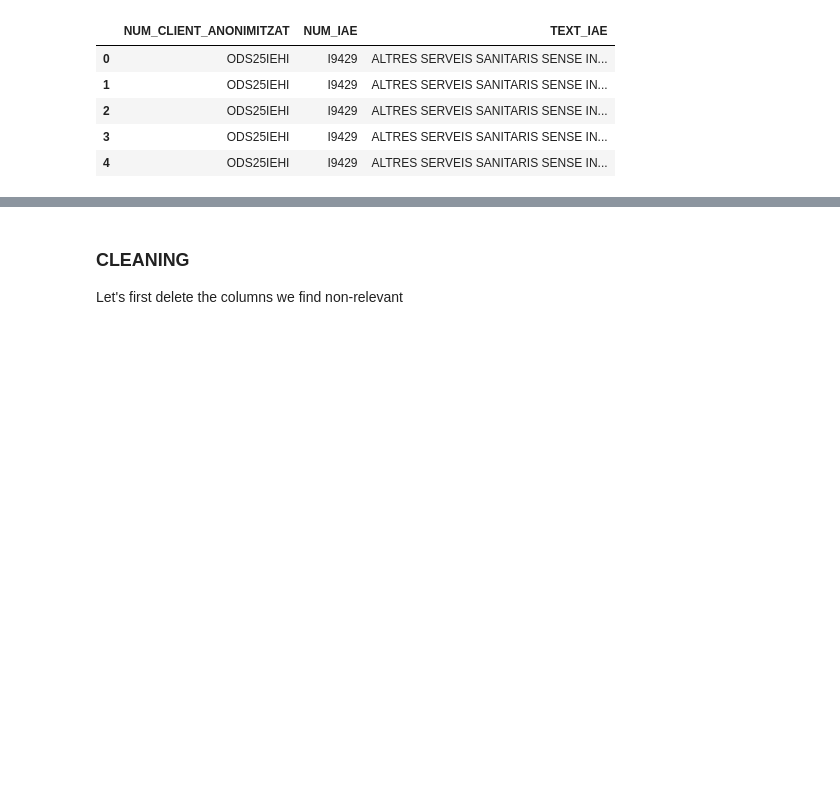
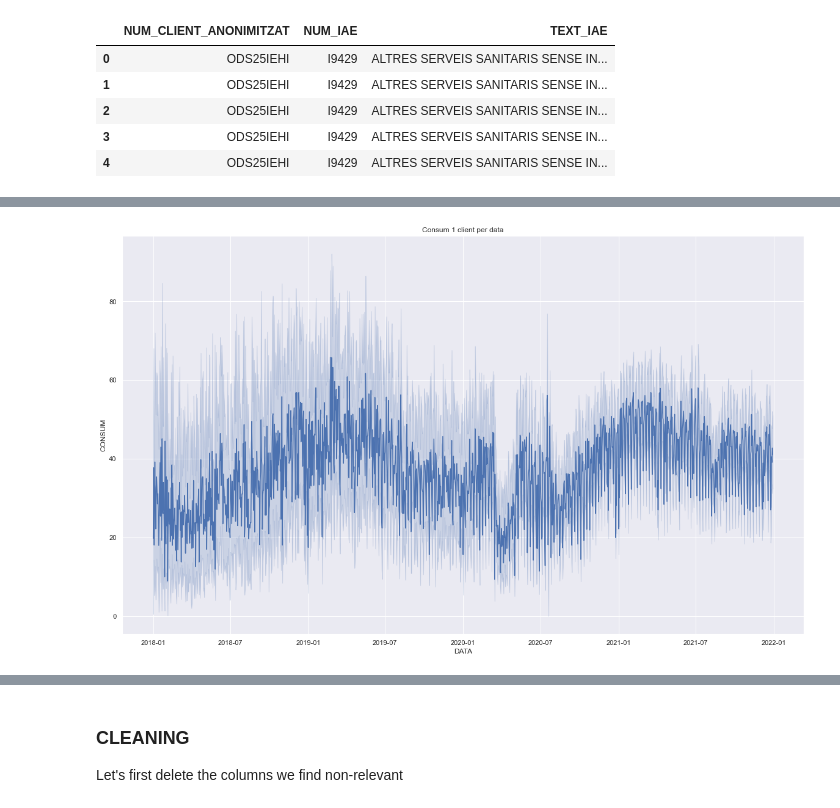
Before and after one commit to viladehack/DataScience, a Jupyter notebook: ViladeHack_2022_v2.ipynb, the cells around one changed output, grey strips where cells are left out. Drawn from its saved outputs; the diff is of its cells as text; code cells hidden in the pictures; blank space fills up the shorter version.

```diff
--- a/ViladeHack_2022_v2.ipynb
+++ b/ViladeHack_2022_v2.ipynb
@@ -137,0 +220,11 @@ month = month.drop_duplicates()
+# %%
+#Remove outliers of this client
+df_I9997 = df[df["NUM_IAE"]=="I9997"]
+df_I9997 = Pers.remove_outlier(df_I9997,'CONSUM')
+# %%
+fig, ax = plt.subplots(figsize=(20,12))
+sTitle = 'Consum 1 client per data'
+ax.set_title(sTitle)
+sns.lineplot(x="DATA", y="CONSUM", data=df_I9997);
+# %% [output]
+[figure, added]
```
Also changed, not shown: parts of 18 cells of this notebook, 2 other files.
